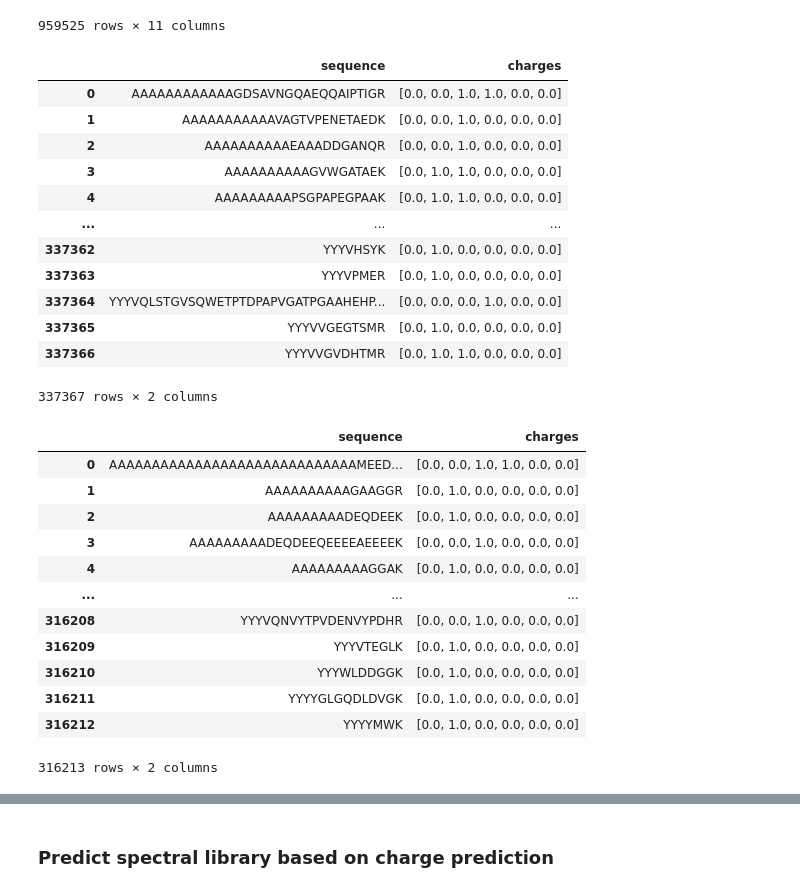
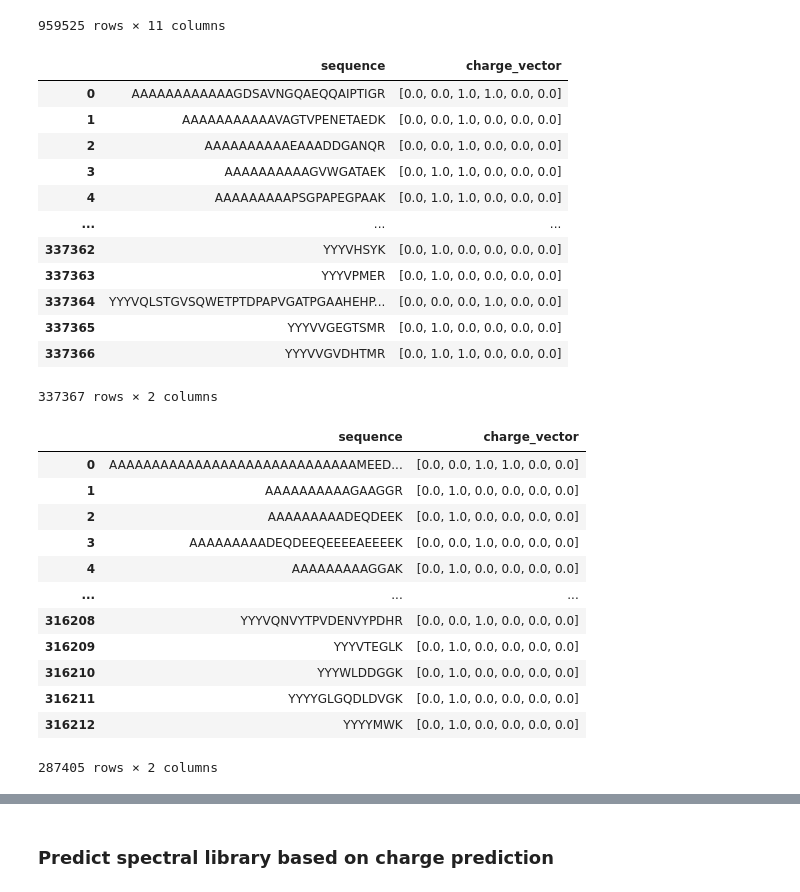
Before and after one commit to jalew188/EuBIC2024-APD, a Jupyter notebook: notebooks/3.chargeability.ipynb, the cells around one changed output, grey strips where cells are left out. Saved outputs shown, nothing was run; the diff lists cells and outputs as text; code cells hidden in the pictures.

```diff
--- a/notebooks/3.chargeability.ipynb
+++ b/notebooks/3.chargeability.ipynb
@@ -63,13 +68,13 @@ def get_charge_array(
 # %%
 train_charge_df = train_df.groupby("sequence")["charge"].apply(
     lambda x: get_charge_array(set(x),
         min_charge=min_charge,
         max_charge=max_charge
     )
-).reset_index(drop=False).rename(columns={"charge":"charge_one_hot"})
+).reset_index(drop=False).rename(columns={"charge":"charge_vector"})
 train_charge_df
 # %% [output]
-|  | sequence | charges |
+|  | sequence | charge_vector |
 | 0 | AAAAAAAAAAAAGDSAVNGQAEQQAIPTIGR | [0.0, 0.0, 1.0, 1.0, 0.0, 0.0] |
 | 1 | AAAAAAAAAAAVAGTVPENETAEDK | [0.0, 0.0, 1.0, 0.0, 0.0, 0.0] |
 | 2 | AAAAAAAAAAEAAADDGANQR | [0.0, 0.0, 1.0, 0.0, 0.0, 0.0] |
@@ -88,10 +93,11 @@ test_charge_df = test_df.groupby("sequence")["charge"].apply(
         min_charge=min_charge,
         max_charge=max_charge
     )
-).reset_index(drop=False).rename(columns={"charge":"charge_one_hot"})
+).reset_index(drop=False).rename(columns={"charge":"charge_vector"})
+test_charge_df = test_charge_df[~test_charge_df.sequence.isin(train_charge_df.sequence)]
 test_charge_df
 # %% [output]
-|  | sequence | charges |
+|  | sequence | charge_vector |
 | 0 | AAAAAAAAAAAAAAAAAAAAAAAAAAAAAMEED... | [0.0, 0.0, 1.0, 1.0, 0.0, 0.0] |
 | 1 | AAAAAAAAAAGAAGGR | [0.0, 1.0, 0.0, 0.0, 0.0, 0.0] |
 | 2 | AAAAAAAAADEQDEEK | [0.0, 1.0, 0.0, 0.0, 0.0, 0.0] |
@@ -103,7 +109,7 @@ test_charge_df
 | 316210 | YYYWLDDGGK | [0.0, 1.0, 0.0, 0.0, 0.0, 0.0] |
 | 316211 | YYYYGLGQDLDVGK | [0.0, 1.0, 0.0, 0.0, 0.0, 0.0] |
 | 316212 | YYYYMWK | [0.0, 1.0, 0.0, 0.0, 0.0, 0.0] |
-316213 rows × 2 columns
+287405 rows × 2 columns
 # %%
 from peptdeep.model.model_shop import (
     Model_for_Generic_ModAASeq_BinaryClassification_Transformer,
```
Also changed, not shown: parts of 17 cells of this notebook, 3 other files.
